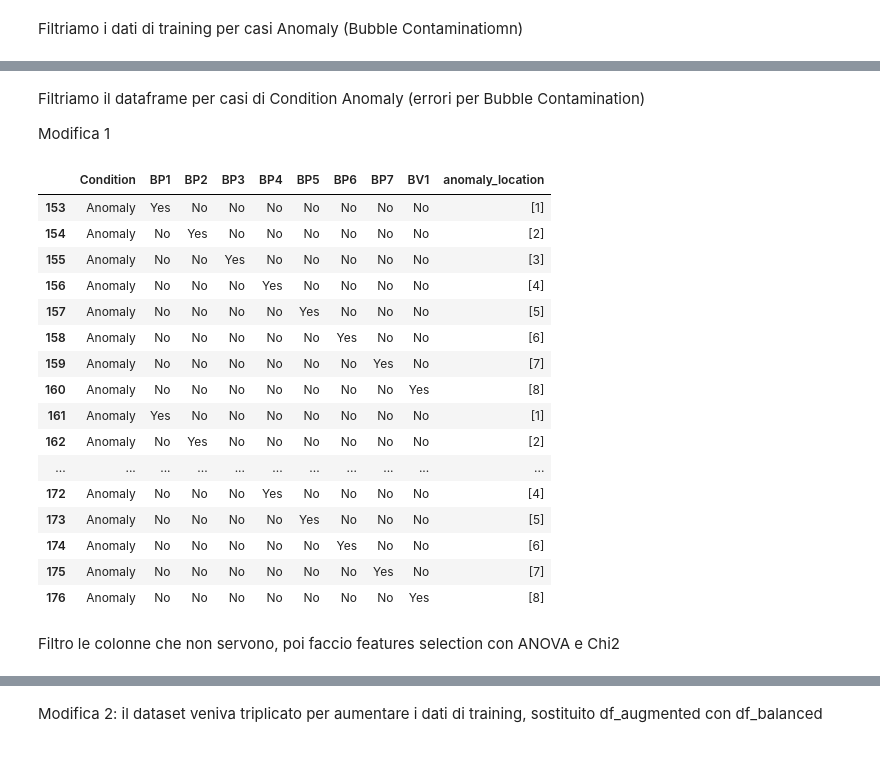
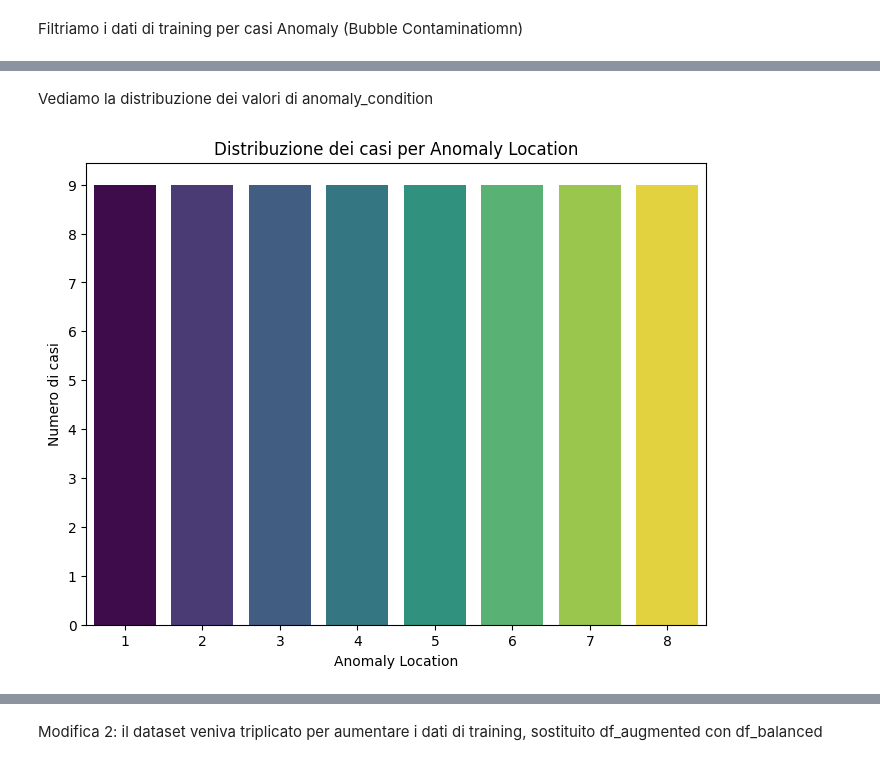
Before and after one commit to enricopierga/C2_PHM_AsiaPacific_2023, a Jupyter notebook: task3/task3.ipynb, the cells around one changed output, grey strips where cells are left out. Saved outputs shown, nothing was run; the diff lists cells and outputs as text; code cells hidden in the pictures.

```diff
--- a/task3/task3.ipynb
+++ b/task3/task3.ipynb
@@ -98,42 +51,0 @@ df_train_task3_aggregated
-# %% [markdown]
-Filtriamo il dataframe per casi di Condition Anomaly (errori per Bubble Contamination)
-
-Modifica 1
-# %%
-# Filtrare solo le righe in cui Condition è 'Anomaly'
-df_train_task3_aggregated = df_train_task3_aggregated[df_train_task3_aggregated['Condition'] == 'Anomaly'].copy()
-
-# Dizionario per mappare i sensori sulle classi numeriche
-column_to_number = {'BP1': 1, 'BP2': 2, 'BP3': 3, 'BP4': 4, 'BP5': 5, 'BP6': 6, 'BP7': 7, 'BV1': 8}
-
-# Creazione della colonna target
-df_train_task3_aggregated['anomaly_location'] = df_train_task3_aggregated[column_to_number.keys()].apply(
-    lambda row: [column_to_number[col] for col in column_to_number.keys() if row[col] == 'Yes'],
-    axis=1
-)
-
-# Salvataggio del dataset filtrato con target aggiornato
-df_train_task3_aggregated.to_csv(os.path.join(path_dataframes, "dataset_train_task3_with_target.csv"), index=False)
-
-# Mostrare alcune righe per conferma
-df_train_task3_aggregated[['Condition', 'BP1', 'BP2', 'BP3', 'BP4', 'BP5', 'BP6', 'BP7', 'BV1', 'anomaly_location']]
-# %% [output]
-|  | Condition | BP1 | BP2 | BP3 | BP4 | BP5 | BP6 | BP7 | BV1 | anomaly_location |
-| 153 | Anomaly | Yes | No | No | No | No | No | No | No | [1] |
-| 154 | Anomaly | No | Yes | No | No | No | No | No | No | [2] |
-| 155 | Anomaly | No | No | Yes | No | No | No | No | No | [3] |
-| 156 | Anomaly | No | No | No | Yes | No | No | No | No | [4] |
-| 157 | Anomaly | No | No | No | No | Yes | No | No | No | [5] |
-| 158 | Anomaly | No | No | No | No | No | Yes | No | No | [6] |
-| 159 | Anomaly | No | No | No | No | No | No | Yes | No | [7] |
-| 160 | Anomaly | No | No | No | No | No | No | No | Yes | [8] |
-| 161 | Anomaly | Yes | No | No | No | No | No | No | No | [1] |
-| 162 | Anomaly | No | Yes | No | No | No | No | No | No | [2] |
-| ... | ... | ... | ... | ... | ... | ... | ... | ... | ... | ... |
-| 172 | Anomaly | No | No | No | Yes | No | No | No | No | [4] |
-| 173 | Anomaly | No | No | No | No | Yes | No | No | No | [5] |
-| 174 | Anomaly | No | No | No | No | No | Yes | No | No | [6] |
-| 175 | Anomaly | No | No | No | No | No | No | Yes | No | [7] |
-| 176 | Anomaly | No | No | No | No | No | No | No | Yes | [8] |
-# %% [markdown]
-Filtro le colonne che non servono, poi faccio features selection con ANOVA e Chi2
@@ -142,3 +52,20 @@ df_train_task3_aggregated['anomaly_location'] = df_train_task3_aggregated['anoma
+# %% [markdown]
+Vediamo la distribuzione dei valori di anomaly_condition
+# %%
+import matplotlib.pyplot as plt
+import seaborn as sns
+import matplotlib.ticker as ticker
+
+plt.figure(figsize=(8,6))
+ax = sns.countplot(x='anomaly_location', data=df_train_aggregated, hue='anomaly_location', palette='viridis', dodge=False)
+ax.legend_.remove()  # Rimuove la legenda perché hue è uguale a x
+plt.xlabel("Anomaly Location")
+plt.ylabel("Numero di casi")
+plt.title("Distribuzione dei casi per Anomaly Location")
+ax.yaxis.set_major_locator(ticker.MaxNLocator(integer=True))  # Assicura tick interi sull'asse y
+plt.show()
+# %% [output]
+[figure, added]
 # %%
 import matplotlib.pyplot as plt
 import seaborn as sns
```
Also changed, not shown: parts of 47 cells of this notebook, 2 other files.
